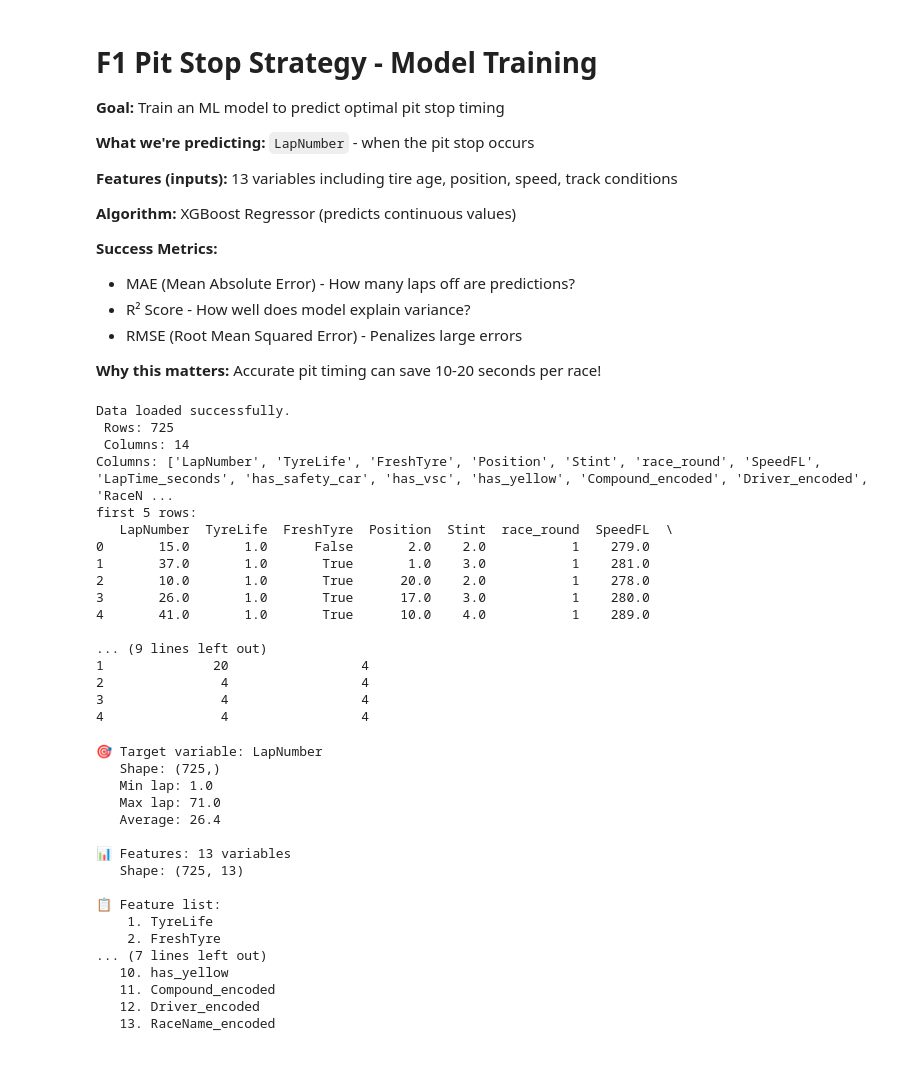
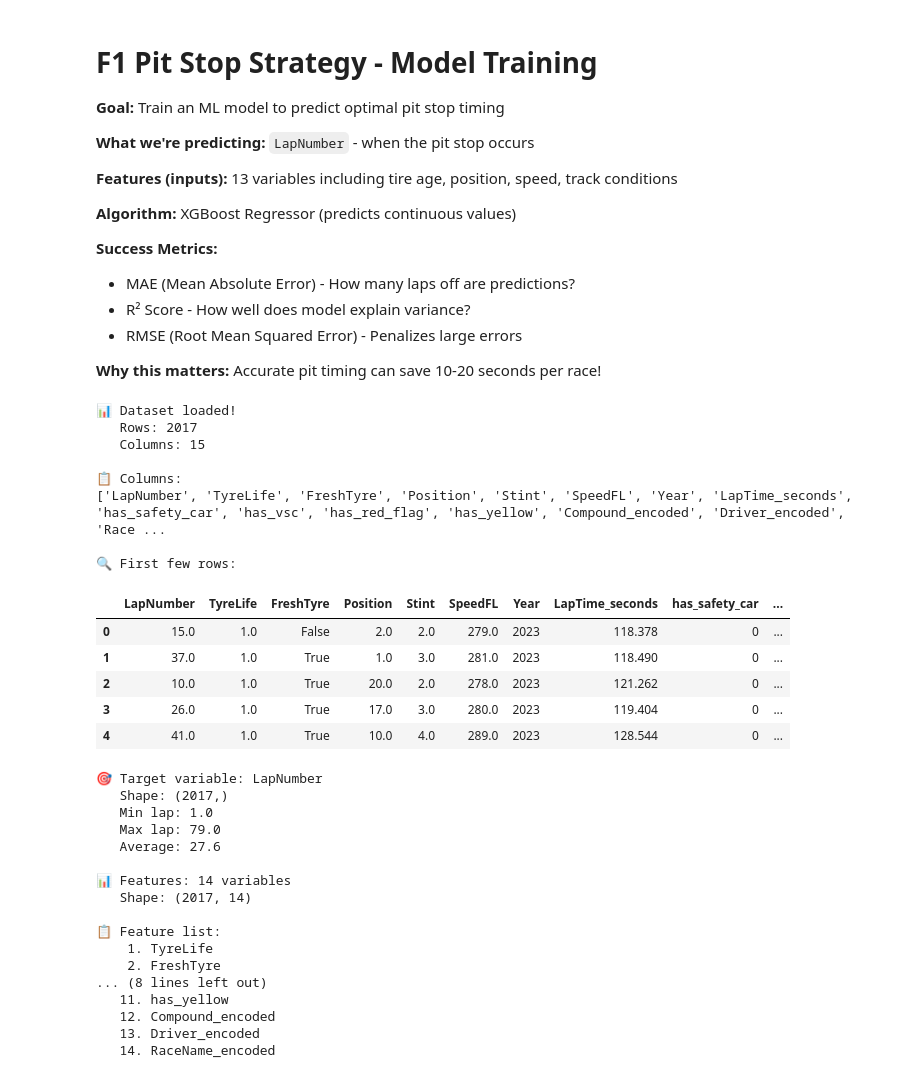
Before and after one commit to Hetang2403/F1-PitStrategy-Optimizer, a Jupyter notebook: notebooks/03_model_training.ipynb, the cells around one changed output. Drawn from its saved outputs; the diff is of its cells as text; code cells hidden in the pictures.

```diff
--- a/notebooks/03_model_training.ipynb
+++ b/notebooks/03_model_training.ipynb
@@ -27,34 +27,32 @@ import joblib
 import warnings
 warnings.filterwarnings("ignore")
 # %%
-df = pd.read_csv('data/processed/ml_features.csv')
+df = pd.read_csv('data/processed/ml_features_update.csv')
 
-print("Data loaded successfully.")
-print(f" Rows: {len(df)}")
-print(f" Columns: {len(df.columns)}")
+print("📊 Dataset loaded!")
+print(f"   Rows: {len(df)}")
+print(f"   Columns: {len(df.columns)}")
 
-print("Columns:", df.columns.tolist())
+print(f"\n📋 Columns:")
+print(df.columns.tolist())
 
-print("first 5 rows:")
-print(df.head())
+print(f"\n🔍 First few rows:")
+df.head()
 # %% [output]
-Data loaded successfully.
- Rows: 725
- Columns: 14
-Columns: ['LapNumber', 'TyreLife', 'FreshTyre', 'Position', 'Stint', 'race_round', 'SpeedFL', 'LapTime_seconds', 'has_safety_car', 'has_vsc', 'has_yellow', 'Compound_encoded', 'Driver_encoded', 'RaceN ...
-first 5 rows:
-   LapNumber  TyreLife  FreshTyre  Position  Stint  race_round  SpeedFL  \
-0       15.0       1.0      False       2.0    2.0           1    279.0
-1       37.0       1.0       True       1.0    3.0           1    281.0
-2       10.0       1.0       True      20.0    2.0           1    278.0
-3       26.0       1.0       True      17.0    3.0           1    280.0
-4       41.0       1.0       True      10.0    4.0           1    289.0
+📊 Dataset loaded!
+   Rows: 2017
+   Columns: 15
 
-... (9 lines left out)
-1              20                 4
-2               4                 4
-3               4                 4
-4               4                 4
+📋 Columns:
+['LapNumber', 'TyreLife', 'FreshTyre', 'Position', 'Stint', 'SpeedFL', 'Year', 'LapTime_seconds', 'has_safety_car', 'has_vsc', 'has_red_flag', 'has_yellow', 'Compound_encoded', 'Driver_encoded', 'Race ...
+
+🔍 First few rows:
+|  | LapNumber | TyreLife | FreshTyre | Position | Stint | SpeedFL | Year | LapTime_seconds | has_safety_car | ... |
+| 0 | 15.0 | 1.0 | False | 2.0 | 2.0 | 279.0 | 2023 | 118.378 | 0 | ... |
+| 1 | 37.0 | 1.0 | True | 1.0 | 3.0 | 281.0 | 2023 | 118.490 | 0 | ... |
+| 2 | 10.0 | 1.0 | True | 20.0 | 2.0 | 278.0 | 2023 | 121.262 | 0 | ... |
+| 3 | 26.0 | 1.0 | True | 17.0 | 3.0 | 280.0 | 2023 | 119.404 | 0 | ... |
+| 4 | 41.0 | 1.0 | True | 10.0 | 4.0 | 289.0 | 2023 | 128.544 | 0 | ... |
 # %%
 target = 'LapNumber'
 
@@ -76,22 +74,22 @@ for i, col in enumerate(feature_columns, 1):
     print(f"   {i:2}. {col}")
 # %% [output]
 🎯 Target variable: LapNumber
-   Shape: (725,)
+   Shape: (2017,)
    Min lap: 1.0
-   Max lap: 71.0
-   Average: 26.4
+   Max lap: 79.0
+   Average: 27.6
 
-📊 Features: 13 variables
-   Shape: (725, 13)
+📊 Features: 14 variables
+   Shape: (2017, 14)
 
 📋 Feature list:
     1. TyreLife
     2. FreshTyre
-... (7 lines left out)
-   10. has_yellow
-   11. Compound_encoded
-   12. Driver_encoded
-   13. RaceName_encoded
+... (8 lines left out)
+   11. has_yellow
+   12. Compound_encoded
+   13. Driver_encoded
+   14. RaceName_encoded
 # %%
 # Split the data
 X_train, X_test, y_train, y_test = train_test_split(X, y, test_size=0.2, random_state=42)
```
Also changed, not shown: parts of 5 cells of this notebook, 9 other files.
